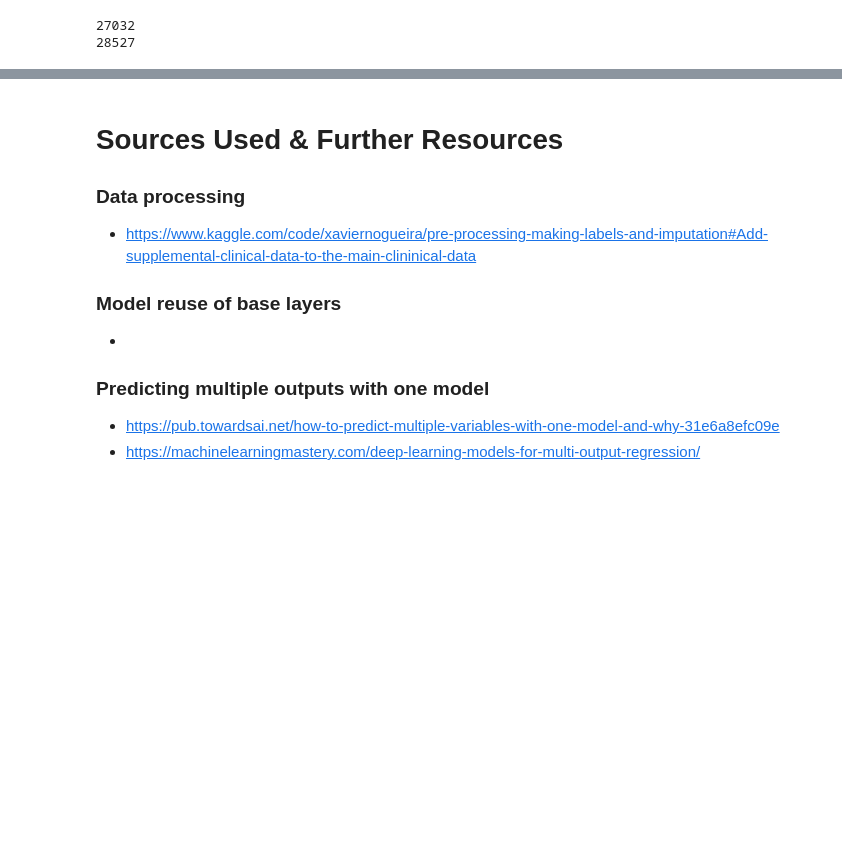
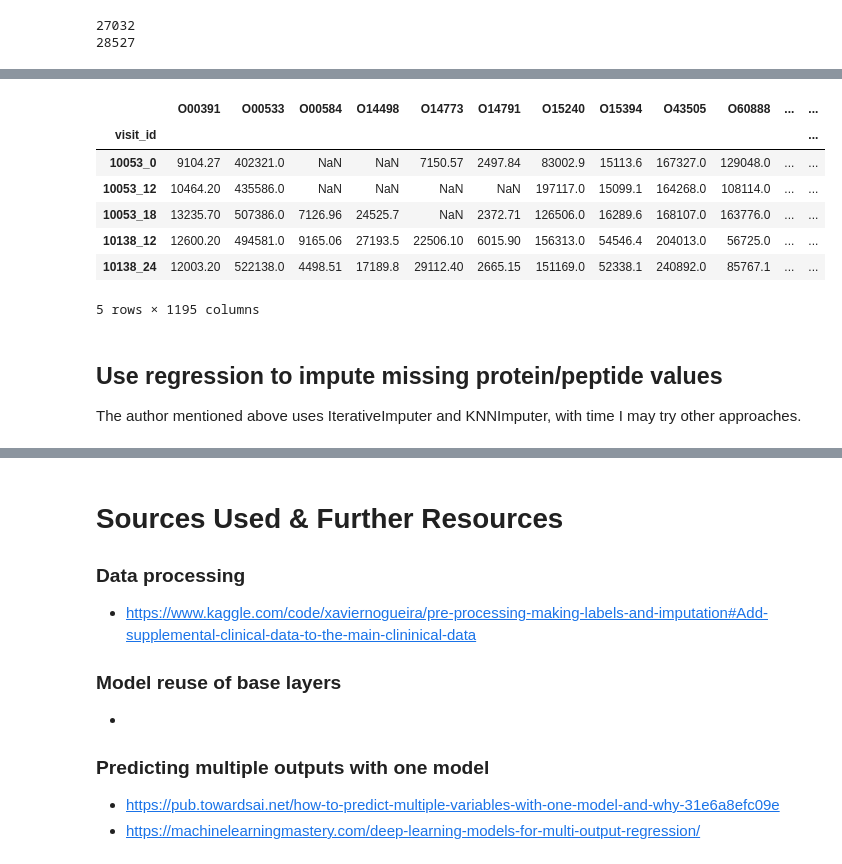
Before and after one commit to s-feinstein/SCS_3546_024-Deep-Learning, a Jupyter notebook: Term-Project/parkinsons-progression-pred.ipynb, the cells around one changed output, grey strips where cells are left out. Saved outputs shown, nothing was run; the diff lists cells and outputs as text; code cells hidden in the pictures; blank space fills up the shorter version.

```diff
--- a/Term-Project/parkinsons-progression-pred.ipynb
+++ b/Term-Project/parkinsons-progression-pred.ipynb
@@ -88,3 +88,17 @@ visit_id
 
 Union of both clinical data sets:
 (4838, 7)
+# %%
+# Pull in protein data
+proteins_df = pd.read_csv(
+    INPUTS_DIR / 'train_proteins.csv',
+)
+print(proteins_df.shape)
+proteins_df.head(n=10)
+
+# Pull in peptide data
+peptide_df = pd.read_csv(
+    INPUTS_DIR / 'train_peptides.csv',
+)
+print(peptide_df.shape)
+peptide_df.head(n=10)
@@ -200,0 +232,19 @@ supp_clinical_df_pp = process_clinical_data(supp_clinical_df, 'supp_clinical_dat
+# %%
+proteins_df = proteins_df.pivot(
+    index='visit_id',
+    columns='UniProt',
+    values='NPX',
+)
+print(proteins_df.index.unique().shape)
+print(proteins_df.shape)
+proteins_df.head(n=5)
+
+
+peptide_df = peptide_df.pivot(
+    index='visit_id',
+    columns='Peptide',
+    values='PeptideAbundance',
+)
+print(peptide_df.index.unique().shape)
+print(peptide_df.shape)
+peptide_df.head(n=5)
@@ -200,0 +264,24 @@ supp_clinical_df_pp = process_clinical_data(supp_clinical_df, 'supp_clinical_dat
+# %%
+# keep track of our protein / peptide columns
+protein_cols = list(proteins_df.columns)
+peptide_cols = list(peptide_df.columns)
+
+# join the protein / peptide data
+prot_and_peps_df = pd.concat(
+    [proteins_df, peptide_df],
+    axis=1,
+)
+prot_and_peps_df.head()
+# %% [output]
+|  | O00391 | O00533 | O00584 | O14498 | O14773 | O14791 | O15240 | O15394 | O43505 | O60888 | ... | ... |
+| visit_id |  |  |  |  |  |  |  |  |  |  |  | ... |
+| 10053_0 | 9104.27 | 402321.0 | NaN | NaN | 7150.57 | 2497.84 | 83002.9 | 15113.6 | 167327.0 | 129048.0 | ... | ... |
+| 10053_12 | 10464.20 | 435586.0 | NaN | NaN | NaN | NaN | 197117.0 | 15099.1 | 164268.0 | 108114.0 | ... | ... |
+| 10053_18 | 13235.70 | 507386.0 | 7126.96 | 24525.7 | NaN | 2372.71 | 126506.0 | 16289.6 | 168107.0 | 163776.0 | ... | ... |
+| 10138_12 | 12600.20 | 494581.0 | 9165.06 | 27193.5 | 22506.10 | 6015.90 | 156313.0 | 54546.4 | 204013.0 | 56725.0 | ... | ... |
+| 10138_24 | 12003.20 | 522138.0 | 4498.51 | 17189.8 | 29112.40 | 2665.15 | 151169.0 | 52338.1 | 240892.0 | 85767.1 | ... | ... |
+5 rows × 1195 columns
+# %% [markdown]
+## Use regression to impute missing protein/peptide values
+
+The author mentioned above uses IterativeImputer and KNNImputer, with time I may try other approaches.
```
Also changed, not shown: parts of 8 cells of this notebook.
